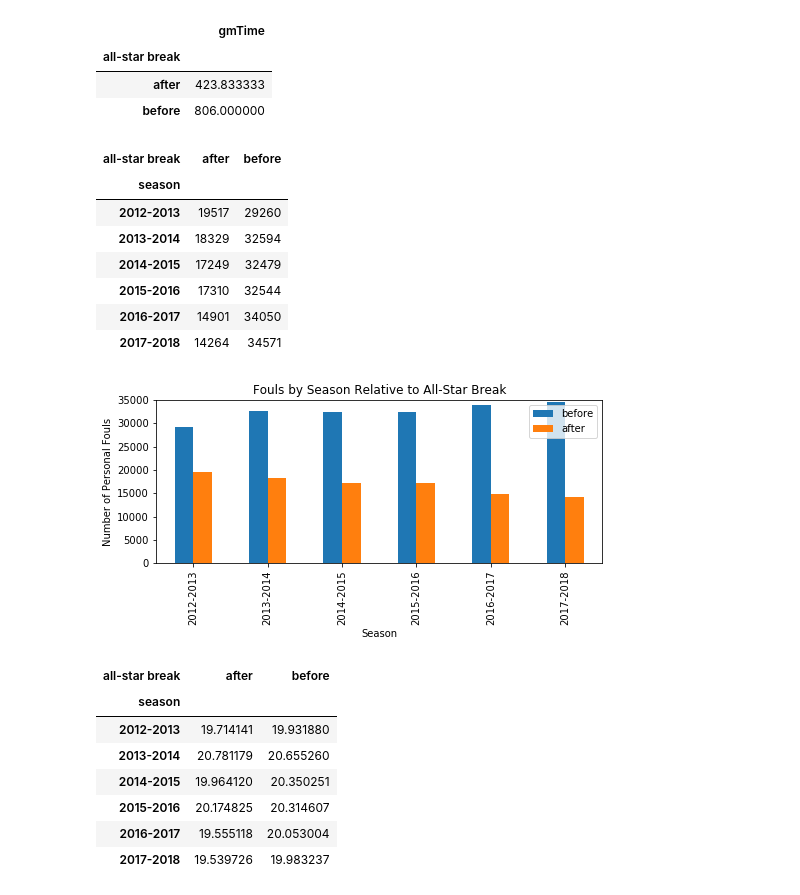
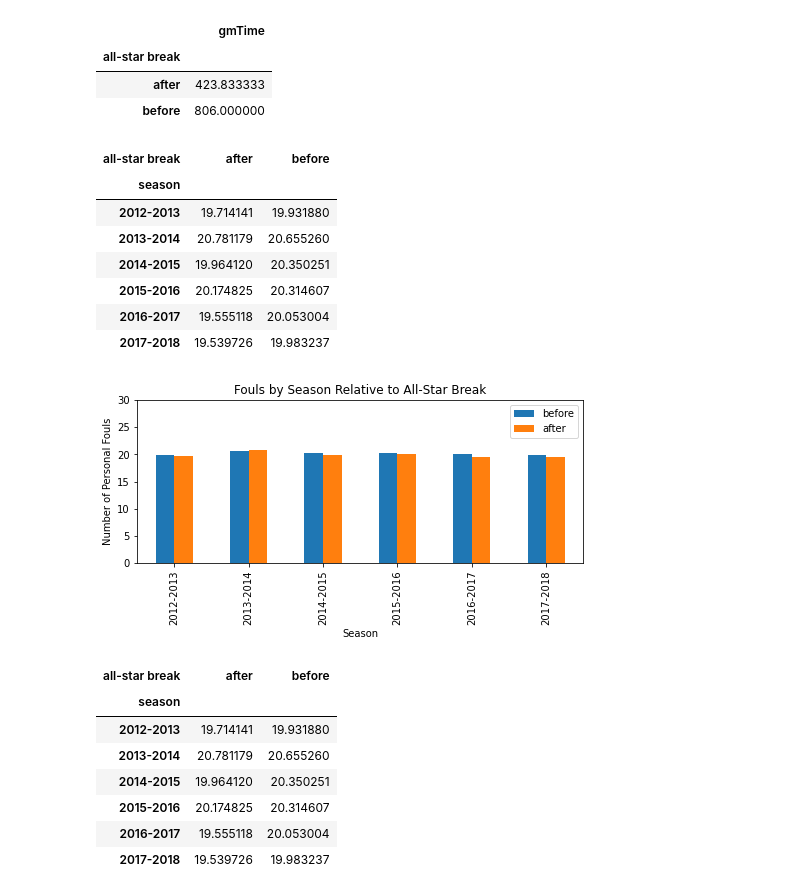
Before and after one commit to carlymckelvy/NBA_fouls, a Jupyter notebook: NBA Foul Call DATA ANALYSIS.ipynb, the cells around one changed output. Saved outputs shown, nothing was run; the diff lists cells and outputs as text; code cells hidden in the pictures.

```diff
--- a/NBA Foul Call DATA ANALYSIS.ipynb
+++ b/NBA Foul Call DATA ANALYSIS.ipynb
@@ -77,7 +78,7 @@ bins2 = [0, 1360195200, 1366156800, 1392508800, 1397606400, 1423958400, 14290560
 breaks = ["before", "after", "before", "after", "before", "after", "before", "after", "before", "after", "before", "after"]
 
 #Add column for all_star break relationship
-sorted_df["all-star break"] = pd.cut(sorted_df["timestamp"], bins2, labels=pd.Categorical(breaks), include_lowest=True)
+sorted_df["all-star break"] = pd.cut(sorted_df["timestamp"], bins2, labels=pd.Categorical(breaks), include_lowest=True, ordered=False)
 sorted_df.head()
 # %% [output]
 |  | gmDate | gmTime | offLNm | offFNm | teamAbbr | teamDiv | teamLoc | teamRslt | teamPTS | teamTO | ... | ... |
@@ -169,28 +226,33 @@ season_avg.mean()/2
 | before | 806.000000 |
 # %%
 #Plot fouls of by season relative to all-star break (sum)
-season_break_sum = pd.DataFrame(break_df_sum).reset_index()
-season_break_sum = season_break_sum.set_index(["season", "all-star break"])["teamPF"].unstack()
-season_break_sum
+by_break_mean = sorted_df.groupby(["season", "all-star break"])
+by_break_mean["teamPF"].mean()
+break_df_mean = by_break_mean["teamPF"].mean()
+break_df_mean
+
+season_break_mean = pd.DataFrame(break_df_mean).reset_index()
+season_break_mean = season_break_mean.set_index(["season", "all-star break"])["teamPF"].unstack()
+season_break_mean
 # %% [output]
 | all-star break | after | before |
 | season |  |  |
-| 2012-2013 | 19517 | 29260 |
-| 2013-2014 | 18329 | 32594 |
-| 2014-2015 | 17249 | 32479 |
-| 2015-2016 | 17310 | 32544 |
-| 2016-2017 | 14901 | 34050 |
-| 2017-2018 | 14264 | 34571 |
+| 2012-2013 | 19.714141 | 19.931880 |
+| 2013-2014 | 20.781179 | 20.655260 |
+| 2014-2015 | 19.964120 | 20.350251 |
+| 2015-2016 | 20.174825 | 20.314607 |
+| 2016-2017 | 19.555118 | 20.053004 |
+| 2017-2018 | 19.539726 | 19.983237 |
 # %%
-season_break_sum[["before", "after"]].plot(kind="bar", figsize=(8,3)).legend(loc="upper right")
+season_break_mean[["before", "after"]].plot(kind="bar", figsize=(8,3)).legend(loc="upper right")
 plt.title("Fouls by Season Relative to All-Star Break")
 plt.ylabel("Number of Personal Fouls")
 plt.xlabel("Season")
-plt.ylim(0,35000)
+plt.ylim(0,30)
 
 plt.savefig("output_data/foulsbybreaksum")
 # %% [output]
-[figure, old version]
+[figure, new version]
 # %%
 #Plot fouls by season relative to all-star break (mean)
 
```
Also changed, not shown: parts of 8 cells of this notebook.
